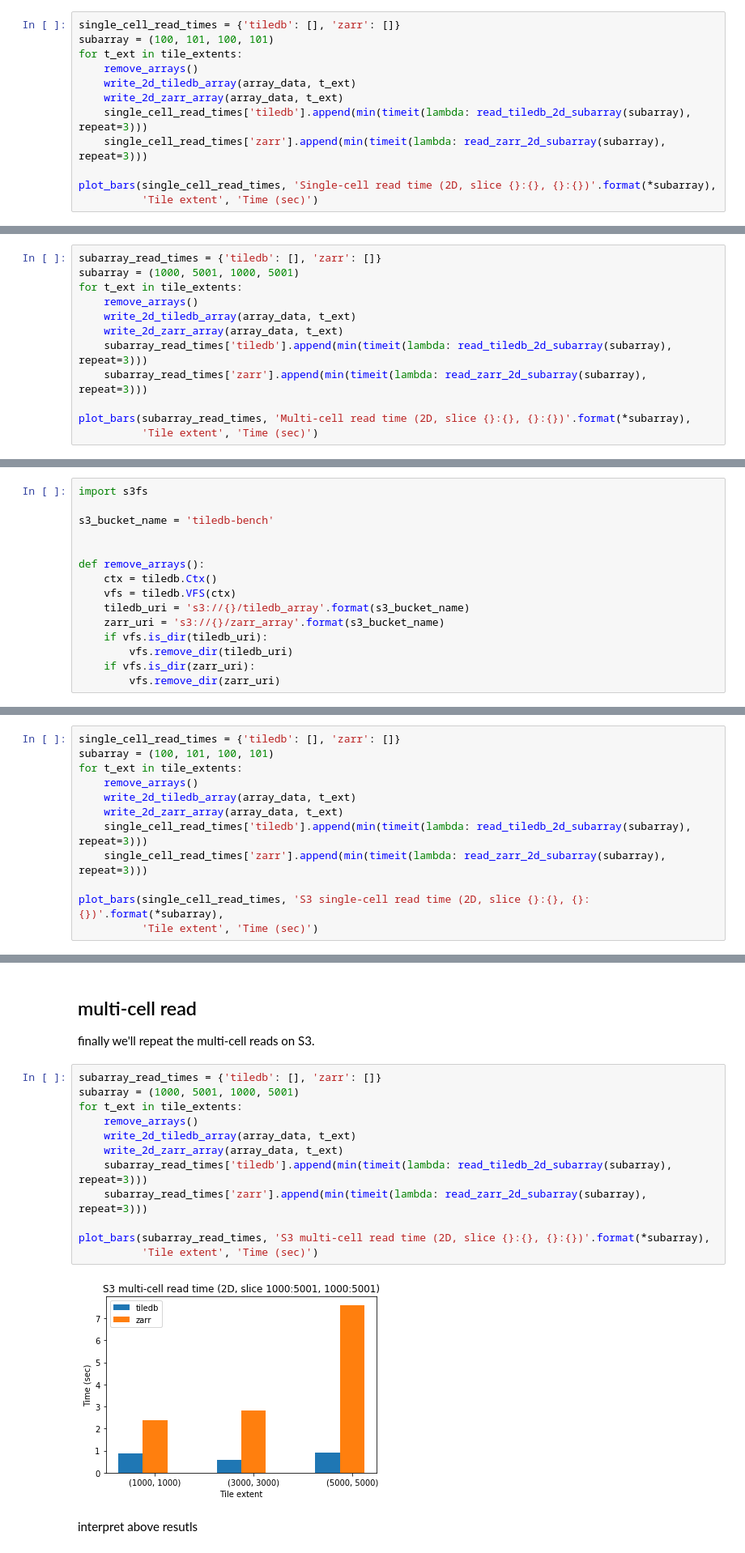
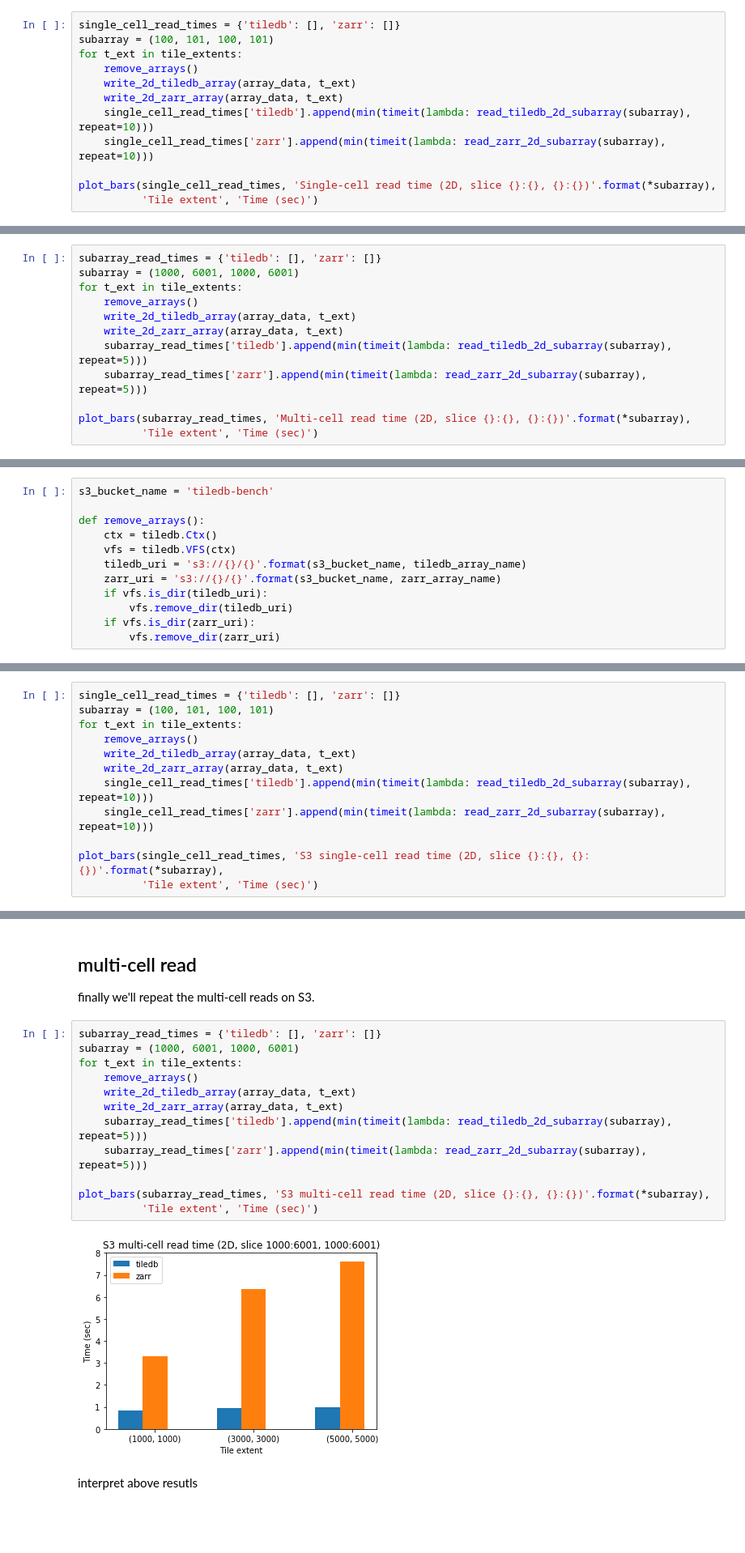
Before and after one commit to TileDB-Inc/archived-bcolz-zarr-benchmarks, a Jupyter notebook: bcolz-zarr/slicing-benchmarks.c5.4xlarge.ipynb, the cells around one changed output, grey strips where cells are left out. Shown: that part at 81% size. Saved outputs shown, nothing was run; the diff lists cells and outputs as text; blank space fills up the shorter version.

```diff
--- a/bcolz-zarr/slicing-benchmarks.c5.4xlarge.ipynb
+++ b/bcolz-zarr/slicing-benchmarks.c5.4xlarge.ipynb
@@ -279,8 +311,8 @@ for t_ext in tile_extents:
     remove_arrays()
     write_2d_tiledb_array(array_data, t_ext)
     write_2d_zarr_array(array_data, t_ext)
-    single_cell_read_times['tiledb'].append(min(timeit(lambda: read_tiledb_2d_subarray(subarray), repeat=3)))
-    single_cell_read_times['zarr'].append(min(timeit(lambda: read_zarr_2d_subarray(subarray), repeat=3)))
+    single_cell_read_times['tiledb'].append(min(timeit(lambda: read_tiledb_2d_subarray(subarray), repeat=10)))
+    single_cell_read_times['zarr'].append(min(timeit(lambda: read_zarr_2d_subarray(subarray), repeat=10)))
 
 plot_bars(single_cell_read_times, 'Single-cell read time (2D, slice {}:{}, {}:{})'.format(*subarray),
           'Tile extent', 'Time (sec)')
@@ -293,12 +325,12 @@ next we'll repeat the above experiment but with a larger subarray slice.
 # %%
 subarray_read_times = {'tiledb': [], 'zarr': []}
-subarray = (1000, 5001, 1000, 5001)
+subarray = (1000, 6001, 1000, 6001)
 for t_ext in tile_extents:
     remove_arrays()
     write_2d_tiledb_array(array_data, t_ext)
     write_2d_zarr_array(array_data, t_ext)
-    subarray_read_times['tiledb'].append(min(timeit(lambda: read_tiledb_2d_subarray(subarray), repeat=3)))
-    subarray_read_times['zarr'].append(min(timeit(lambda: read_zarr_2d_subarray(subarray), repeat=3)))
+    subarray_read_times['tiledb'].append(min(timeit(lambda: read_tiledb_2d_subarray(subarray), repeat=5)))
+    subarray_read_times['zarr'].append(min(timeit(lambda: read_zarr_2d_subarray(subarray), repeat=5)))
 
 plot_bars(subarray_read_times, 'Multi-cell read time (2D, slice {}:{}, {}:{})'.format(*subarray),
           'Tile extent', 'Time (sec)')
@@ -315,16 +347,13 @@ we'll now repeat the 2D comparison with zarr, but the array will be persisted on
 
 first some configuration, and we'll redefine `remove_arrays()` to be able to interact with S3.
 # %%
-import s3fs
-
 s3_bucket_name = 'tiledb-bench'
-
 
 def remove_arrays():
     ctx = tiledb.Ctx()
     vfs = tiledb.VFS(ctx)
-    tiledb_uri = 's3://{}/tiledb_array'.format(s3_bucket_name)
-    zarr_uri = 's3://{}/zarr_array'.format(s3_bucket_name)
+    tiledb_uri = 's3://{}/{}'.format(s3_bucket_name, tiledb_array_name)
+    zarr_uri = 's3://{}/{}'.format(s3_bucket_name, zarr_array_name)
     if vfs.is_dir(tiledb_uri):
         vfs.remove_dir(tiledb_uri)
     if vfs.is_dir(zarr_uri):
@@ -367,8 +398,8 @@ for t_ext in tile_extents:
     remove_arrays()
     write_2d_tiledb_array(array_data, t_ext)
     write_2d_zarr_array(array_data, t_ext)
-    single_cell_read_times['tiledb'].append(min(timeit(lambda: read_tiledb_2d_subarray(subarray), repeat=3)))
-    single_cell_read_times['zarr'].append(min(timeit(lambda: read_zarr_2d_subarray(subarray), repeat=3)))
+    single_cell_read_times['tiledb'].append(min(timeit(lambda: read_tiledb_2d_subarray(subarray), repeat=10)))
+    single_cell_read_times['zarr'].append(min(timeit(lambda: read_zarr_2d_subarray(subarray), repeat=10)))
 
 plot_bars(single_cell_read_times, 'S3 single-cell read time (2D, slice {}:{}, {}:{})'.format(*subarray),
           'Tile extent', 'Time (sec)')
@@ -382,18 +413,18 @@ interpret above results
 finally we'll repeat the multi-cell reads on S3.
 # %%
 subarray_read_times = {'tiledb': [], 'zarr': []}
-subarray = (1000, 5001, 1000, 5001)
+subarray = (1000, 6001, 1000, 6001)
 for t_ext in tile_extents:
     remove_arrays()
     write_2d_tiledb_array(array_data, t_ext)
     write_2d_zarr_array(array_data, t_ext)
-    subarray_read_times['tiledb'].append(min(timeit(lambda: read_tiledb_2d_subarray(subarray), repeat=3)))
-    subarray_read_times['zarr'].append(min(timeit(lambda: read_zarr_2d_subarray(subarray), repeat=3)))
+    subarray_read_times['tiledb'].append(min(timeit(lambda: read_tiledb_2d_subarray(subarray), repeat=5)))
+    subarray_read_times['zarr'].append(min(timeit(lambda: read_zarr_2d_subarray(subarray), repeat=5)))
 
 plot_bars(subarray_read_times, 'S3 multi-cell read time (2D, slice {}:{}, {}:{})'.format(*subarray),
           'Tile extent', 'Time (sec)')
 # %% [output]
-[figure, old version]
+[figure, new version]
 # %% [markdown]
 interpret above resutls
 # %% [markdown]
```
Also changed, not shown: parts of 22 cells of this notebook.
